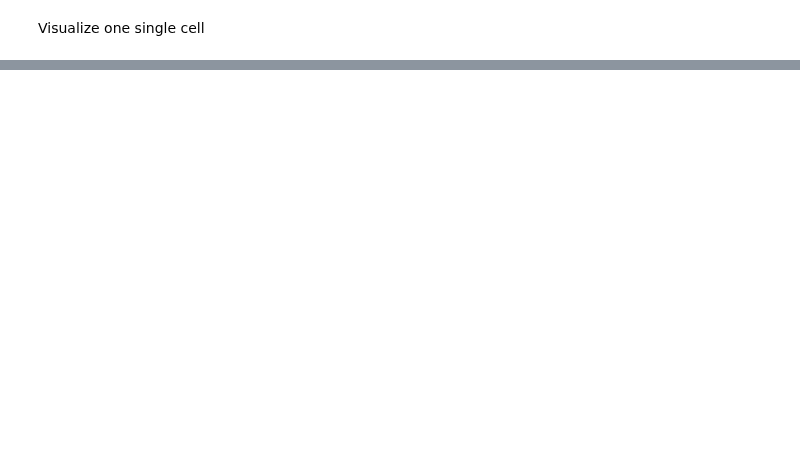
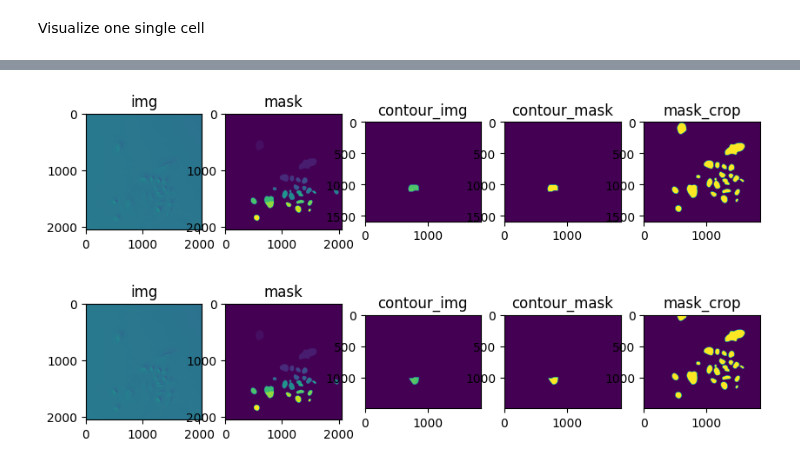
Before and after one commit to xing-lab-pitt/livecellx, a Jupyter notebook: notebooks/correct_seg_real_data_prep.ipynb, the cells around one changed output, grey strips where cells are left out. Cells and saved outputs as stored; diff of their text form; code cells hidden in the pictures; blank space fills up the shorter version.

```diff
--- a/notebooks/correct_seg_real_data_prep.ipynb
+++ b/notebooks/correct_seg_real_data_prep.ipynb
@@ -306,0 +509,7 @@ outputs = parallelize(compute_match_label_map, inputs, None)
+# %%
+for tmp_label in mapping:
+    sc = time2id2sc[t2][tmp_label]
+    sc.show_panel(padding=1000)
+# %% [output]
+[figure, added]
+[figure, added]
```
Also changed, not shown: parts of 34 cells of this notebook.
